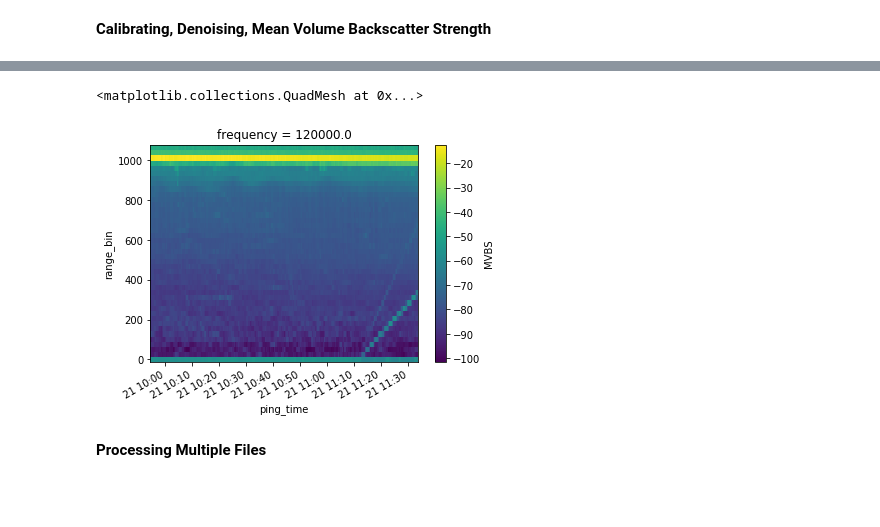
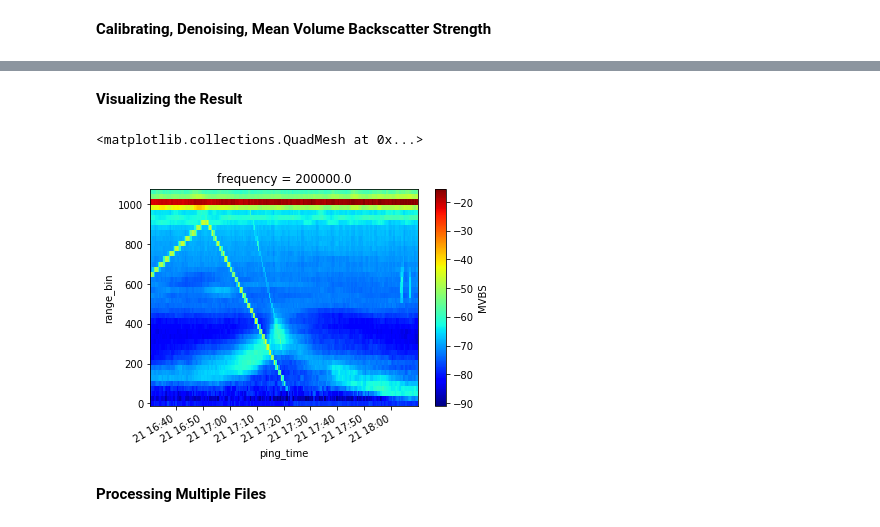
Before and after one commit to OSOceanAcoustics/echopype, a Jupyter notebook: notebooks/OOI_demo.ipynb, the cells around one changed output, grey strips where cells are left out. Cells and saved outputs as stored; diff of their text form; code cells hidden in the pictures; blank space fills up the shorter version.

```diff
--- a/notebooks/OOI_demo.ipynb
+++ b/notebooks/OOI_demo.ipynb
@@ -19,6 +19,5 @@ OOI-D20170821-T0954 100%[===================>]  50.01M  15.1MB/s    in 3.3s
 # %%
-filename = 'OOI-D20170821-T095435.raw'
-#filename = 'OOI-D20190114-T000000.raw'
+filename = 'OOI-D20170821-T163049.raw'
 # %% [markdown]
 **Converting from Raw to Standartized Netcdf Format**
 # %%
@@ -46,10 +43,12 @@ data.get_MVBS(save=True)
+# %% [markdown]
+**Visualizing the Result**
 # %%
 %matplotlib inline
 # %%
-data.MVBS.MVBS.sel(frequency=120000).plot(x='ping_time')
+data.MVBS.MVBS.sel(frequency=200000).plot(x='ping_time',cmap = 'jet')
 # %% [output]
 <matplotlib.collections.QuadMesh at 0x...>
-[figure, old version]
+[figure, new version]
 # %% [markdown]
 **Processing Multiple Files**
 # %% [markdown]
```
Also changed, not shown: parts of 20 cells of this notebook.
